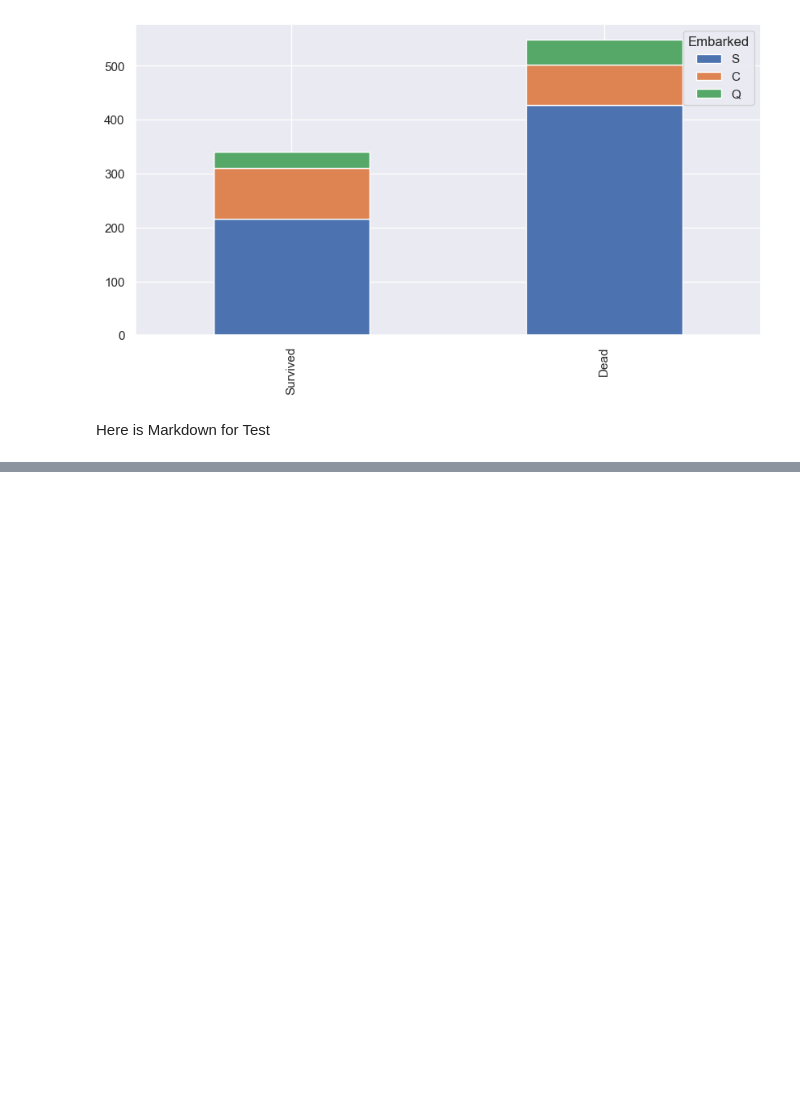
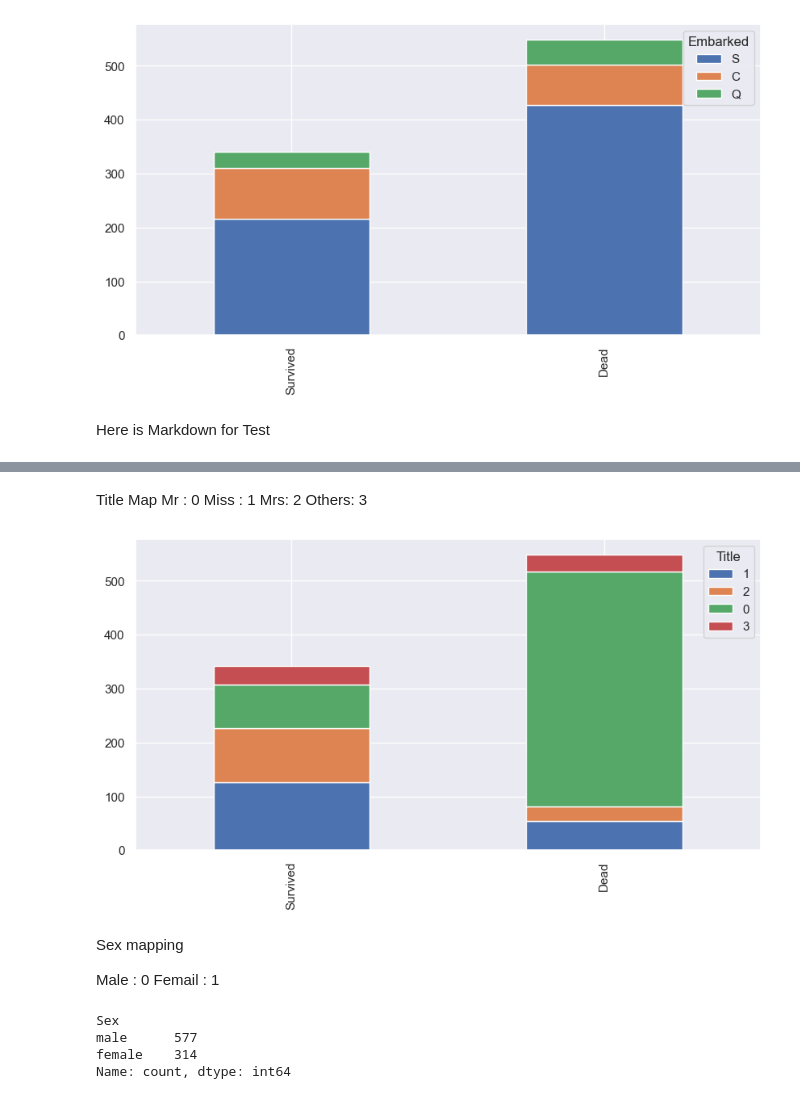
Before and after one commit to Nocharm/kaggle-titanic, a Jupyter notebook: Titanic_HYJN.ipynb, the cells around one changed output, grey strips where cells are left out. Saved outputs shown, nothing was run; the diff lists cells and outputs as text; code cells hidden in the pictures; blank space fills up the shorter version.

```diff
--- a/Titanic_HYJN.ipynb
+++ b/Titanic_HYJN.ipynb
@@ -190,0 +183,6 @@ train.head(15)
+# %% [markdown]
+Title Map
+Mr : 0
+Miss : 1
+Mrs: 2
+Others: 3
@@ -190,0 +196,4 @@ train.head(15)
+# %%
+bar_chart('Title')
+# %% [output]
+[figure, added]
@@ -190,0 +204,12 @@ train.head(15)
+# %% [markdown]
+Sex mapping
+
+Male : 0
+Femail : 1
+# %%
+train['Sex'].value_counts()
+# %% [output]
+Sex
+male      577
+female    314
+Name: count, dtype: int64
```
Also changed, not shown: parts of 18 cells of this notebook.
